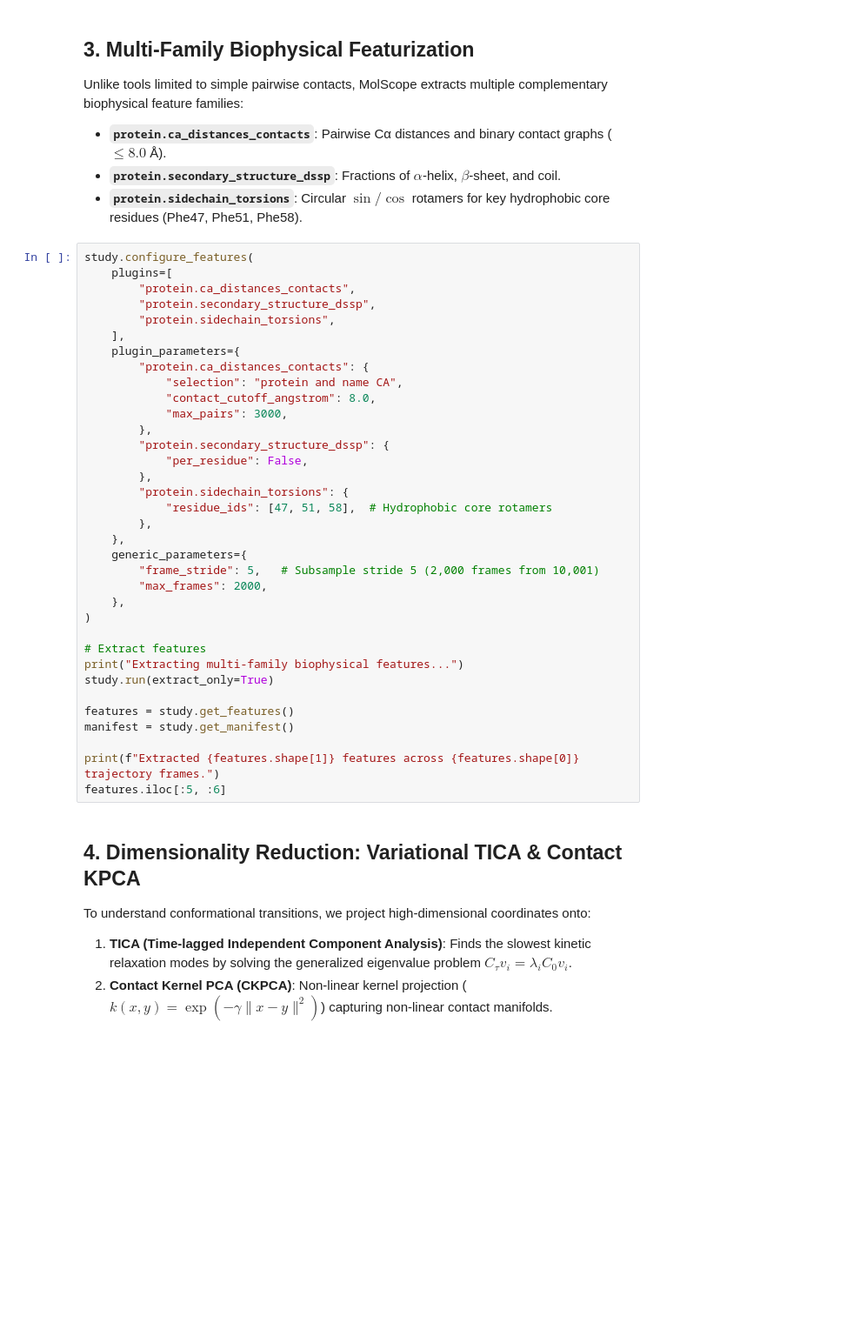
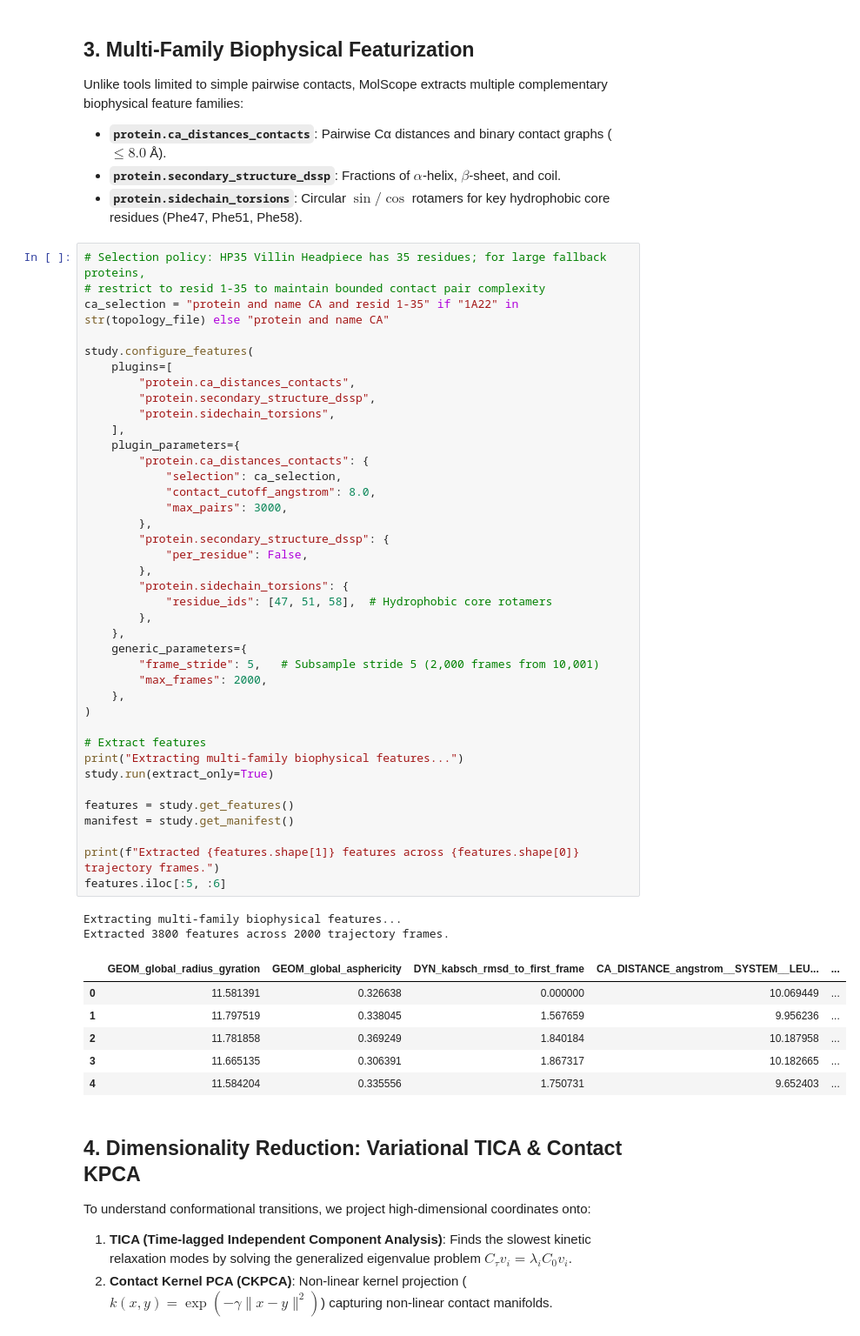
Before and after one commit to N-S8990/molscope, a Jupyter notebook: notebooks/01_Quickstart_Villin_Headpiece.ipynb, the cells around one changed output. Shown at 87% size. Saved outputs shown, nothing was run; the diff lists cells and outputs as text; blank space fills up the shorter version.

```diff
--- a/notebooks/01_Quickstart_Villin_Headpiece.ipynb
+++ b/notebooks/01_Quickstart_Villin_Headpiece.ipynb
@@ -84,40 +125,53 @@ Unlike tools limited to simple pairwise contacts, MolScope extracts multiple com
 - **`protein.secondary_structure_dssp`**: Fractions of $\alpha$-helix, $\beta$-sheet, and coil.
 - **`protein.sidechain_torsions`**: Circular $\sin/\cos$ rotamers for key hydrophobic core residues (Phe47, Phe51, Phe58).
 # %%
+# Selection policy: HP35 Villin Headpiece has 35 residues; for large fallback proteins,
+# restrict to resid 1-35 to maintain bounded contact pair complexity
+ca_selection = "protein and name CA and resid 1-35" if "1A22" in str(topology_file) else "protein and name CA"
+
 study.configure_features(
     plugins=[
         "protein.ca_distances_contacts",
         "protein.secondary_structure_dssp",
         "protein.sidechain_torsions",
     ],
     plugin_parameters={
         "protein.ca_distances_contacts": {
-            "selection": "protein and name CA",
+            "selection": ca_selection,
             "contact_cutoff_angstrom": 8.0,
             "max_pairs": 3000,
         },
         "protein.secondary_structure_dssp": {
             "per_residue": False,
         },
         "protein.sidechain_torsions": {
             "residue_ids": [47, 51, 58],  # Hydrophobic core rotamers
         },
     },
     generic_parameters={
         "frame_stride": 5,   # Subsample stride 5 (2,000 frames from 10,001)
         "max_frames": 2000,
     },
 )
 
 # Extract features
 print("Extracting multi-family biophysical features...")
 study.run(extract_only=True)
 
 features = study.get_features()
 manifest = study.get_manifest()
 
 print(f"Extracted {features.shape[1]} features across {features.shape[0]} trajectory frames.")
 features.iloc[:5, :6]
+# %% [output]
+Extracting multi-family biophysical features...
+Extracted 3800 features across 2000 trajectory frames.
+|  | GEOM_global_radius_gyration | GEOM_global_asphericity | DYN_kabsch_rmsd_to_first_frame | CA_DISTANCE_angstrom__SYSTEM__LEU... | ... |
+| 0 | 11.581391 | 0.326638 | 0.000000 | 10.069449 | ... |
+| 1 | 11.797519 | 0.338045 | 1.567659 | 9.956236 | ... |
+| 2 | 11.781858 | 0.369249 | 1.840184 | 10.187958 | ... |
+| 3 | 11.665135 | 0.306391 | 1.867317 | 10.182665 | ... |
+| 4 | 11.584204 | 0.335556 | 1.750731 | 9.652403 | ... |
 # %% [markdown]
 ## 4. Dimensionality Reduction: Variational TICA & Contact KPCA
 
```
Also changed, not shown: parts of 11 cells of this notebook.
